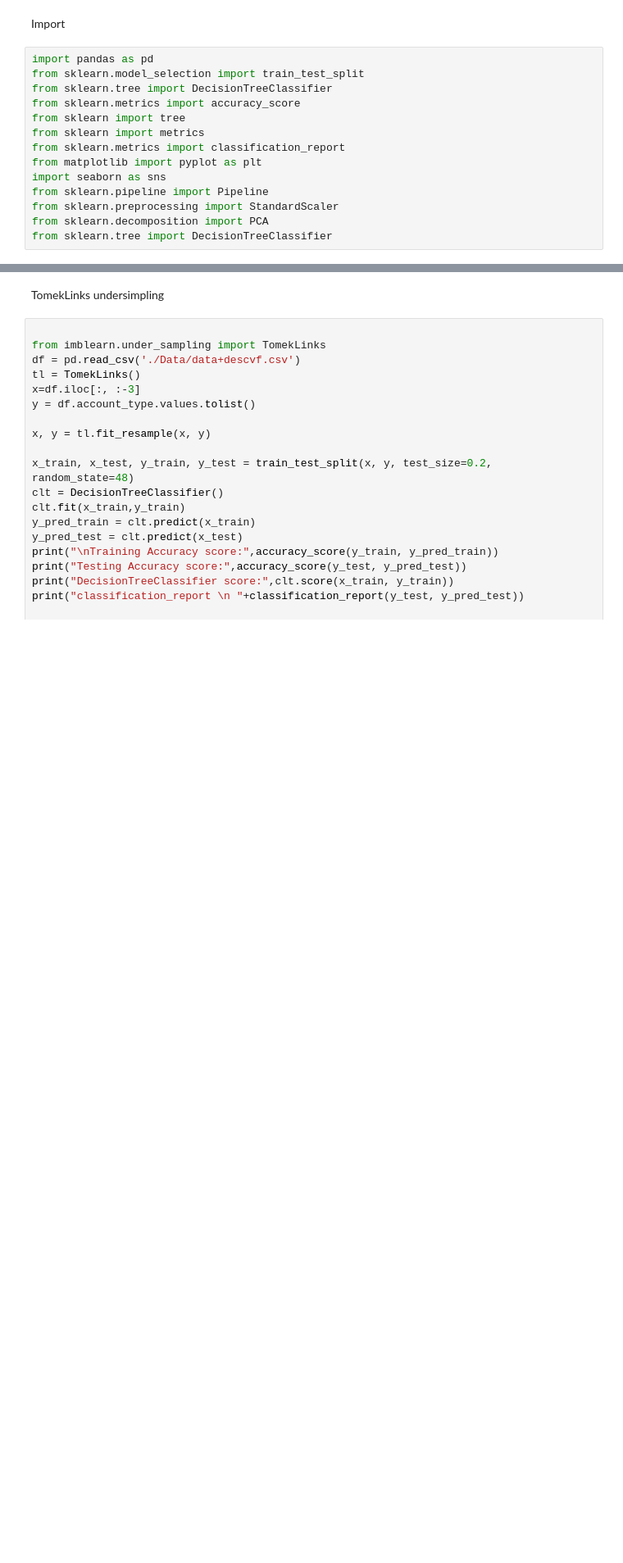
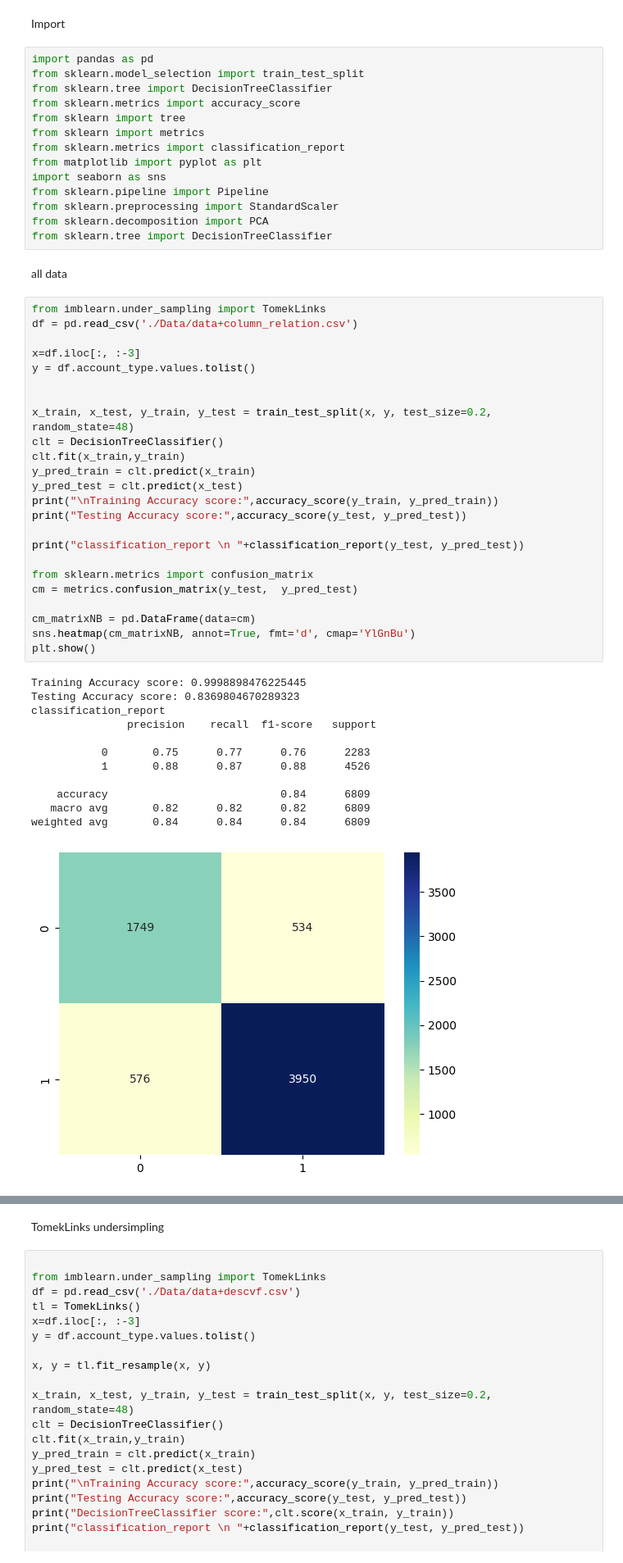
Before and after one commit to PFE2024/satt_ai, a Jupyter notebook: twitter/DecisionTree.ipynb, the cells around one changed output, grey strips where cells are left out. Shown at 82% size. Cells and saved outputs as stored; diff of their text form; blank space fills up the shorter version.

```diff
--- a/twitter/DecisionTree.ipynb
+++ b/twitter/DecisionTree.ipynb
@@ -14,3 +14,42 @@ from sklearn.pipeline import Pipeline
 from sklearn.preprocessing import StandardScaler
 from sklearn.decomposition import PCA
 from sklearn.tree import DecisionTreeClassifier
+# %% [markdown]
+all data
+# %%
+from imblearn.under_sampling import TomekLinks
+df = pd.read_csv('./Data/data+column_relation.csv')
+
+x=df.iloc[:, :-3]
+y = df.account_type.values.tolist()
+
+
+x_train, x_test, y_train, y_test = train_test_split(x, y, test_size=0.2, random_state=48)
+clt = DecisionTreeClassifier()
+clt.fit(x_train,y_train)
+y_pred_train = clt.predict(x_train)
+y_pred_test = clt.predict(x_test)
+print("\nTraining Accuracy score:",accuracy_score(y_train, y_pred_train))
+print("Testing Accuracy score:",accuracy_score(y_test, y_pred_test))
+
+print("classification_report \n "+classification_report(y_test, y_pred_test))
+
+from sklearn.metrics import confusion_matrix
+cm = metrics.confusion_matrix(y_test,  y_pred_test)
+
+cm_matrixNB = pd.DataFrame(data=cm)
+sns.heatmap(cm_matrixNB, annot=True, fmt='d', cmap='YlGnBu')
+plt.show()
+# %% [output]
+Training Accuracy score: 0.9998898476225445
+Testing Accuracy score: 0.8369804670289323
+classification_report
+               precision    recall  f1-score   support
+
+           0       0.75      0.77      0.76      2283
+           1       0.88      0.87      0.88      4526
+
+    accuracy                           0.84      6809
+   macro avg       0.82      0.82      0.82      6809
+weighted avg       0.84      0.84      0.84      6809
+[figure, added]
```
Also changed, not shown: parts of 1 cell of this notebook, 15 other files.
